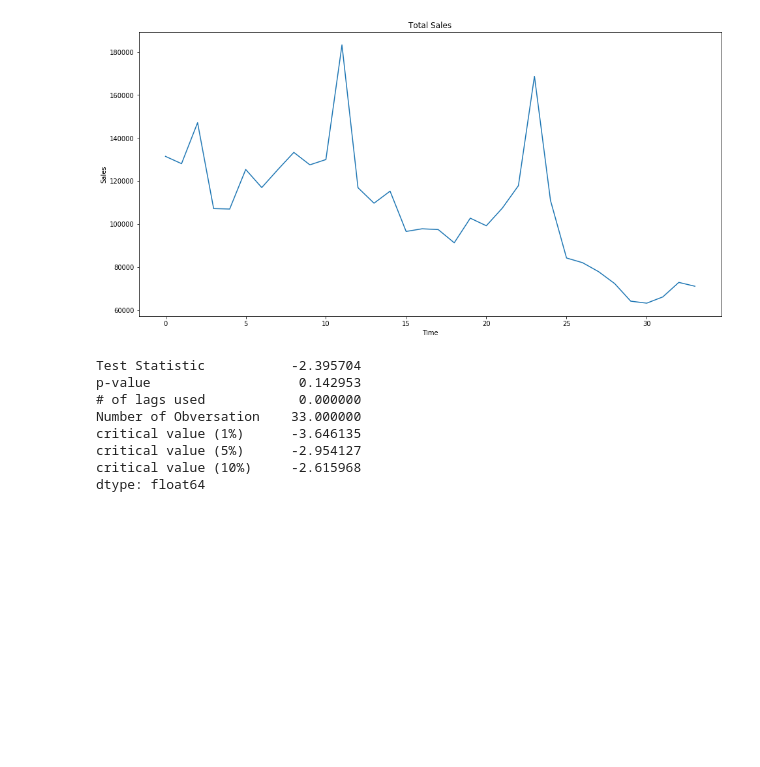
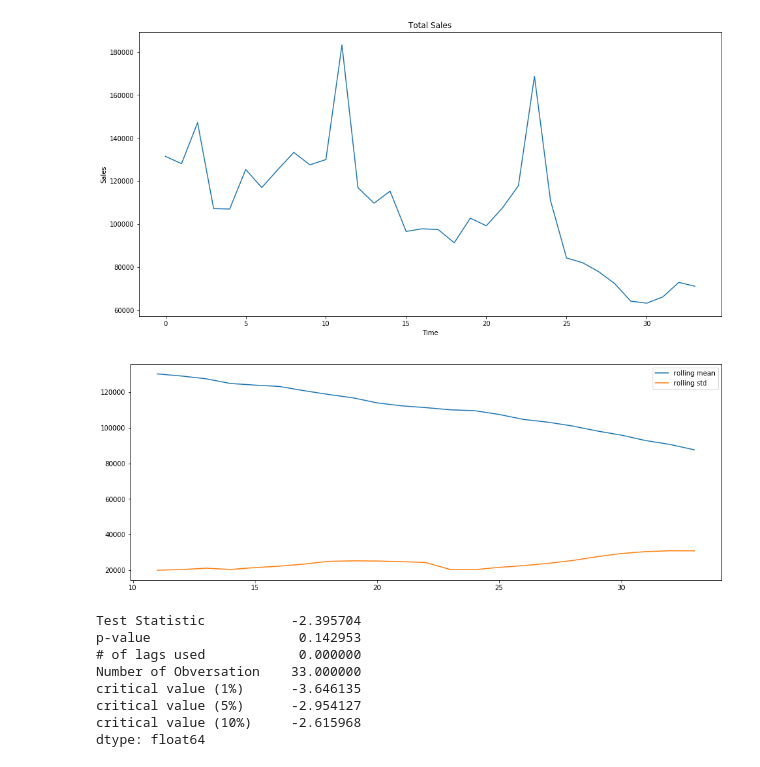
Before and after one commit to PaulGuo5/Predict-Future-Sales, a Jupyter notebook: preprocess.ipynb, the cells around one changed output. Cells and saved outputs as stored; diff of their text form; code cells hidden in the pictures; blank space fills up the shorter version.

```diff
--- a/preprocess.ipynb
+++ b/preprocess.ipynb
@@ -54,9 +54,11 @@ plt.show()
 # %%
 plt.figure(figsize = (16, 6))
 plt.plot(ts.rolling(window=12,center=False).mean(), label="rolling mean")
 plt.plot(ts.rolling(window=12,center=False).std(), label="rolling std")
 plt.legend()
-plt.sh
+plt.show()
+# %% [output]
+[figure, added]
 # %%
 # test stationarity
 def test_stationarity(ts):
```
